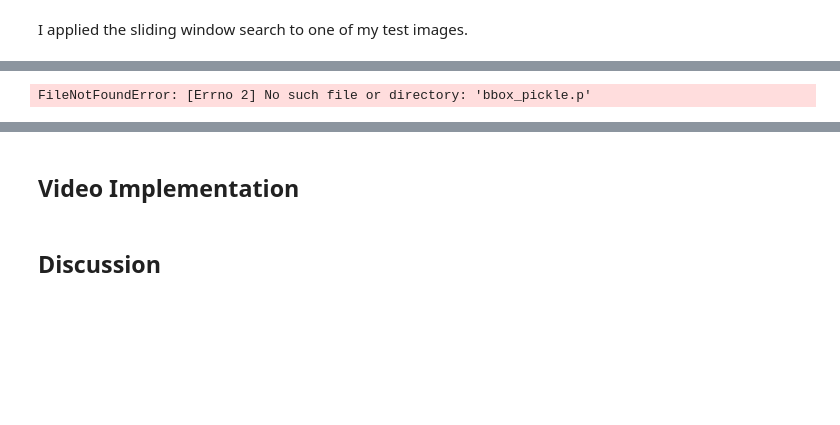
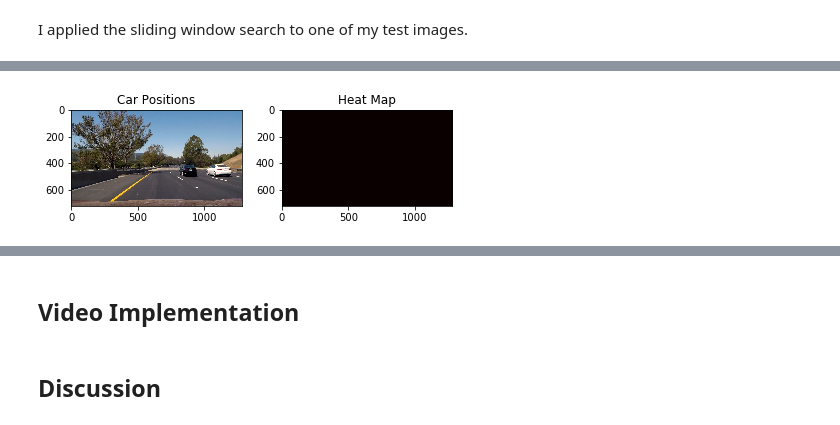
Before and after one commit to psyto/CarND-Vehicle-Detection, a Jupyter notebook: P5.ipynb, the cells around one changed output, grey strips where cells are left out. Cells and saved outputs as stored; diff of their text form; code cells hidden in the pictures; blank space fills up the shorter version.

```diff
--- a/P5.ipynb
+++ b/P5.ipynb
@@ -637,10 +640,10 @@ from scipy.ndimage.measurements import label
 # Read in a pickle file with bboxes saved
 # Each item in the "all_bboxes" list will contain a
 # list of boxes for one of the images shown above
-box_list = pickle.load( open( "bbox_pickle.p", "rb" ))
+box_list = hot_windows
 
 # Read in image similar to one shown above
-image = mpimg.imread('test_image.jpg')
+#image = mpimg.imread('./test_images/test6.jpg')
 heat = np.zeros_like(image[:,:,0]).astype(np.float)
 
 def add_heat(heatmap, bbox_list):
@@ -669,31 +672,31 @@ def draw_labeled_bboxes(img, labels):
         nonzerox = np.array(nonzero[1])
         # Define a bounding box based on min/max x and y
         bbox = ((np.min(nonzerox), np.min(nonzeroy)), (np.max(nonzerox), np.max(nonzeroy)))
         # Draw the box on the image
         cv2.rectangle(img, bbox[0], bbox[1], (0,0,255), 6)
     # Return the image
     return img
 
 # Add heat to each box in box list
 heat = add_heat(heat,box_list)
 
 # Apply threshold to help remove false positives
 heat = apply_threshold(heat,1)
 
 # Visualize the heatmap when displaying
 heatmap = np.clip(heat, 0, 255)
 
 # Find final boxes from heatmap using label function
 labels = label(heatmap)
 draw_img = draw_labeled_bboxes(np.copy(image), labels)
 
 fig = plt.figure()
 plt.subplot(121)
 plt.imshow(draw_img)
 plt.title('Car Positions')
 plt.subplot(122)
 plt.imshow(heatmap, cmap='hot')
 plt.title('Heat Map')
 fig.tight_layout()
 # %% [output]
-FileNotFoundError: [Errno 2] No such file or directory: 'bbox_pickle.p'
+[figure, added]
```
Also changed, not shown: parts of 6 cells of this notebook.
